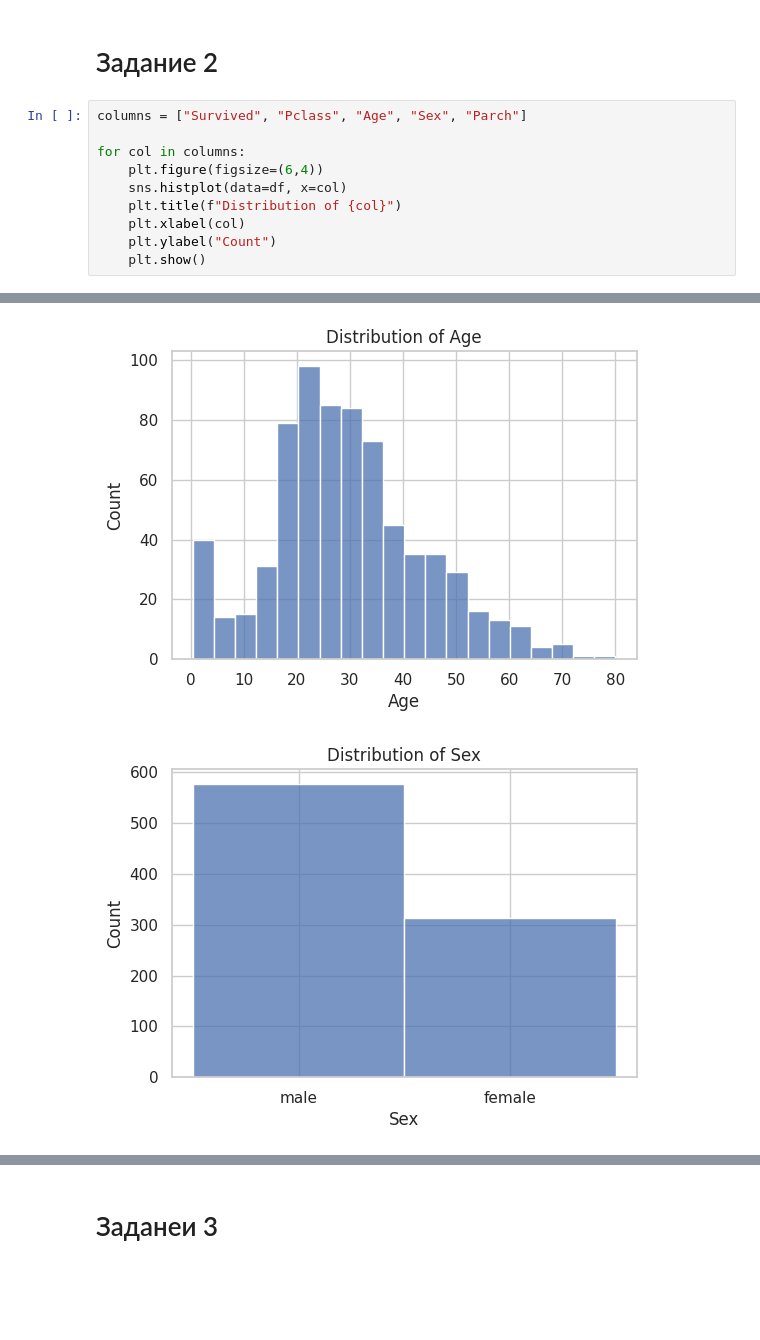
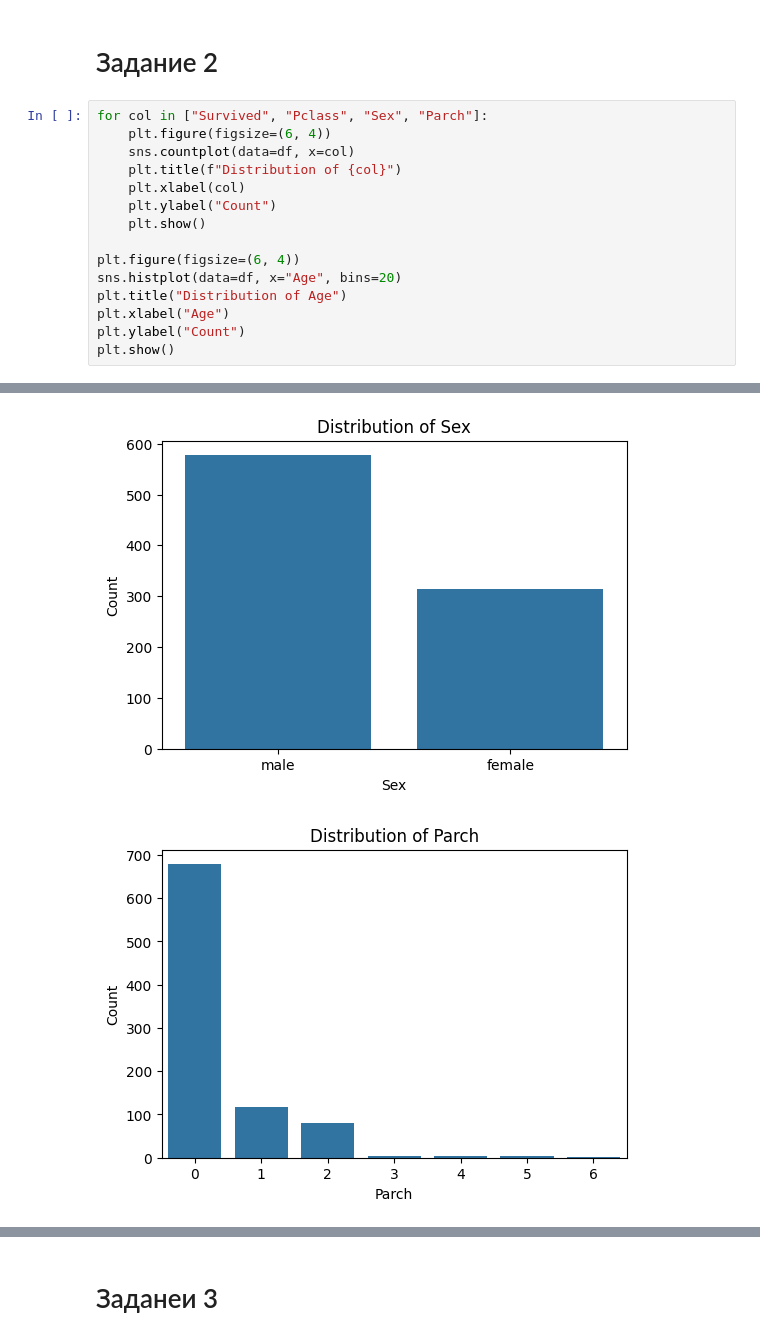
Before and after one commit to PahaKoha/python_hws, a Jupyter notebook: python_hw3.ipynb, the cells around one changed output, grey strips where cells are left out. Cells and saved outputs as stored; diff of their text form; blank space fills up the shorter version.

```diff
--- a/python_hw3.ipynb
+++ b/python_hw3.ipynb
@@ -10,13 +10,18 @@ df = pd.read_csv("train.csv")
 # %% [markdown]
 # Задание 2
 # %%
-columns = ["Survived", "Pclass", "Age", "Sex", "Parch"]
-
-for col in columns:
-    plt.figure(figsize=(6,4))
-    sns.histplot(data=df, x=col)
+for col in ["Survived", "Pclass", "Sex", "Parch"]:
+    plt.figure(figsize=(6, 4))
+    sns.countplot(data=df, x=col)
     plt.title(f"Distribution of {col}")
     plt.xlabel(col)
     plt.ylabel("Count")
     plt.show()
+
+plt.figure(figsize=(6, 4))
+sns.histplot(data=df, x="Age", bins=20)
+plt.title("Distribution of Age")
+plt.xlabel("Age")
+plt.ylabel("Count")
+plt.show()
 # %% [output]
@@ -25,2 +30,2 @@ for col in columns:
-[figure, old version]
+[figure, new version]
-[figure, old version]
+[figure, new version]
```
Also changed, not shown: parts of 6 cells of this notebook.
